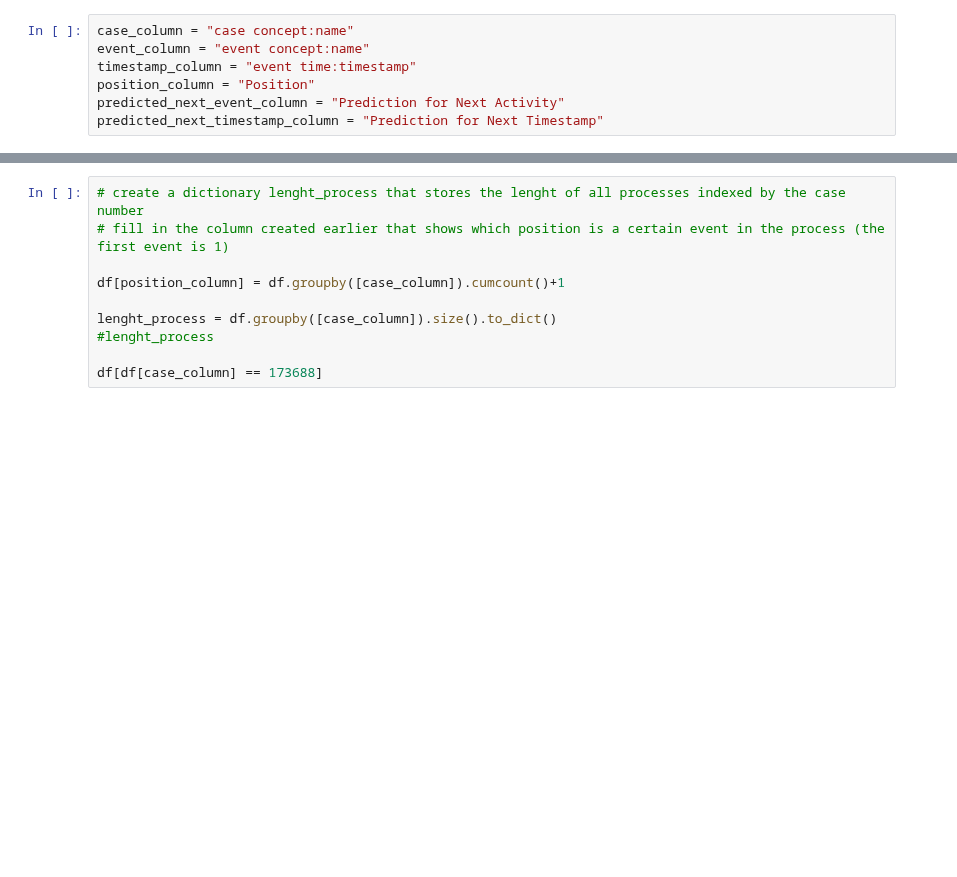
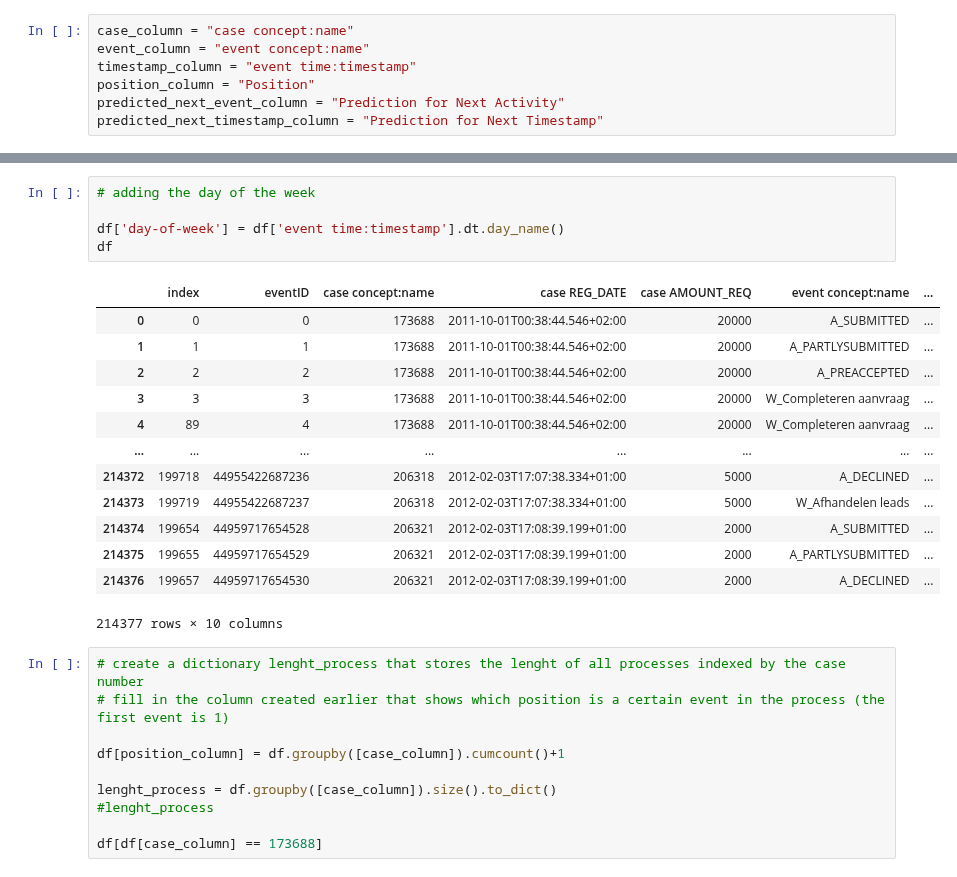
Before and after one commit to Elite-NL/Process_Mining, a Jupyter notebook: Baseline Predict Next Step.ipynb, the cells around one changed output, grey strips where cells are left out. Drawn from its saved outputs; the diff is of its cells as text; blank space fills up the shorter version.

Commit message:
added day of the week
also erased a line about time formatting.

```diff
--- a/Baseline Predict Next Step.ipynb
+++ b/Baseline Predict Next Step.ipynb
@@ -61,6 +60,25 @@ Data columns (total 9 columns):
  8   Position                    214377 non-null  int64
 dtypes: datetime64[ns](1), int64(5), object(3)
 memory usage: 14.7+ MB
+# %%
+# adding the day of the week
+
+df['day-of-week'] = df['event time:timestamp'].dt.day_name()
+df
+# %% [output]
+|  | index | eventID | case concept:name | case REG_DATE | case AMOUNT_REQ | event concept:name | ... |
+| 0 | 0 | 0 | 173688 | 2011-10-01T00:38:44.546+02:00 | 20000 | A_SUBMITTED | ... |
+| 1 | 1 | 1 | 173688 | 2011-10-01T00:38:44.546+02:00 | 20000 | A_PARTLYSUBMITTED | ... |
+| 2 | 2 | 2 | 173688 | 2011-10-01T00:38:44.546+02:00 | 20000 | A_PREACCEPTED | ... |
+| 3 | 3 | 3 | 173688 | 2011-10-01T00:38:44.546+02:00 | 20000 | W_Completeren aanvraag | ... |
+| 4 | 89 | 4 | 173688 | 2011-10-01T00:38:44.546+02:00 | 20000 | W_Completeren aanvraag | ... |
+| ... | ... | ... | ... | ... | ... | ... | ... |
+| 214372 | 199718 | 44955422687236 | 206318 | 2012-02-03T17:07:38.334+01:00 | 5000 | A_DECLINED | ... |
+| 214373 | 199719 | 44955422687237 | 206318 | 2012-02-03T17:07:38.334+01:00 | 5000 | W_Afhandelen leads | ... |
+| 214374 | 199654 | 44959717654528 | 206321 | 2012-02-03T17:08:39.199+01:00 | 2000 | A_SUBMITTED | ... |
+| 214375 | 199655 | 44959717654529 | 206321 | 2012-02-03T17:08:39.199+01:00 | 2000 | A_PARTLYSUBMITTED | ... |
+| 214376 | 199657 | 44959717654530 | 206321 | 2012-02-03T17:08:39.199+01:00 | 2000 | A_DECLINED | ... |
+214377 rows × 10 columns
 # %%
 # create a dictionary lenght_process that stores the lenght of all processes indexed by the case number
 # fill in the column created earlier that shows which position is a certain event in the process (the first event is 1)
```
Also changed, not shown: parts of 1 cell of this notebook, 2 other files.
